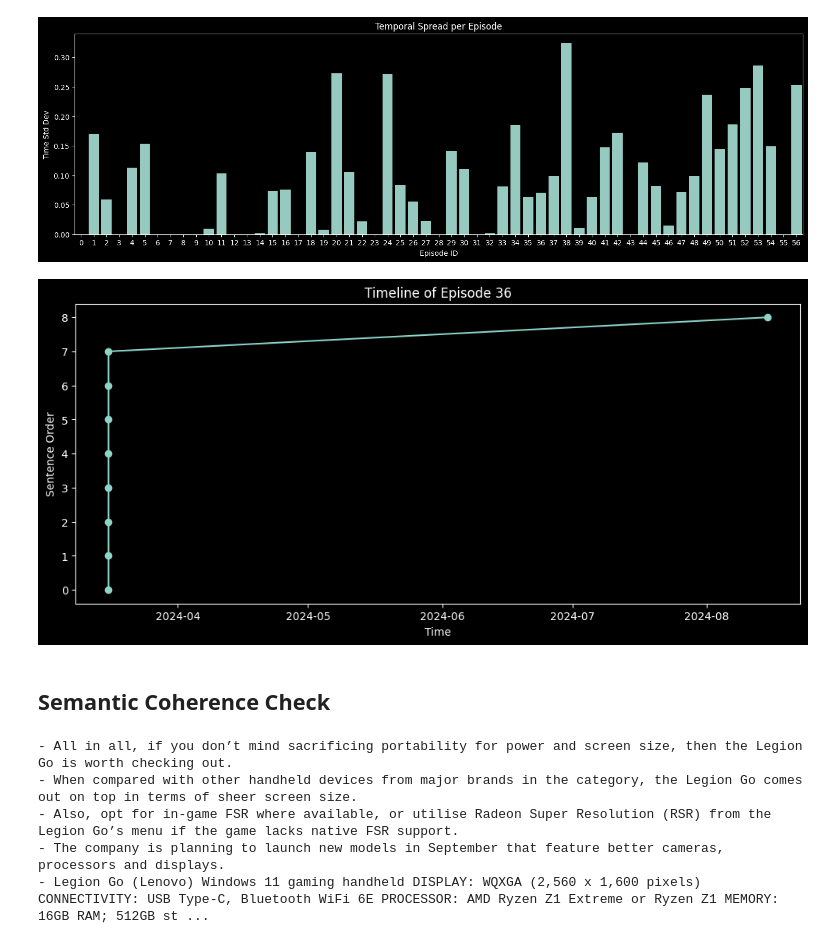
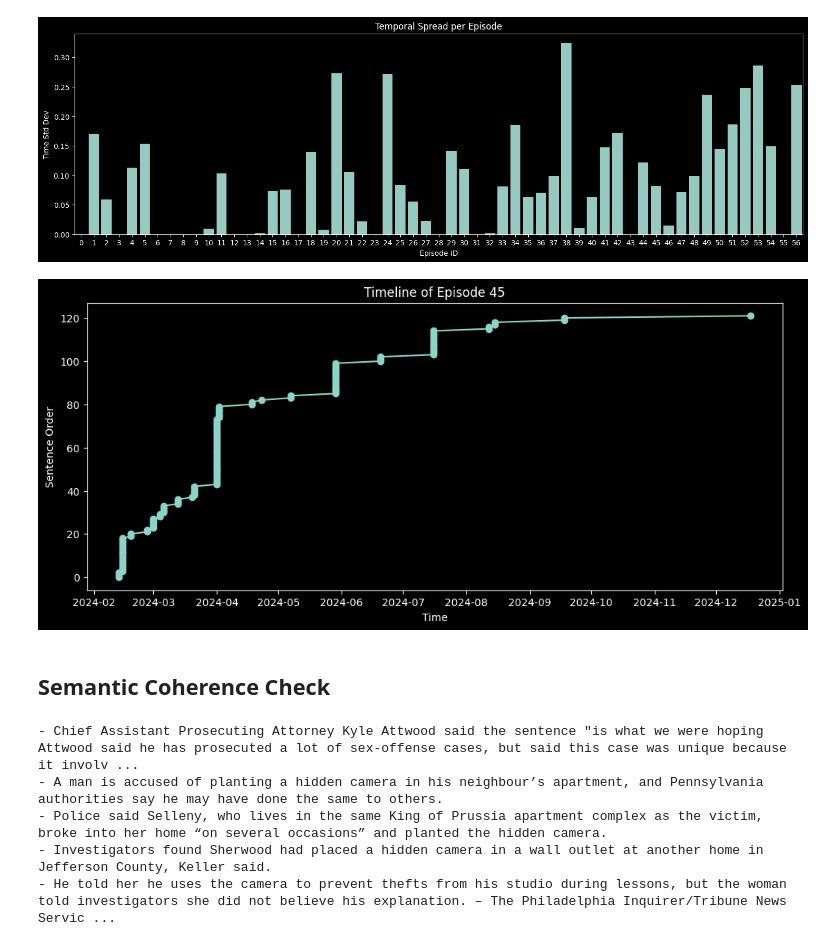
Before and after one commit to gaurav1-9/temporal-topical-sorting, a Jupyter notebook: finalYear/v4.7.2_fineTune_episodesUnbalanced.ipynb, the cells around one changed output. Cells and saved outputs as stored; diff of their text form; code cells hidden in the pictures.

```diff
--- a/finalYear/v4.7.2_fineTune_episodesUnbalanced.ipynb
+++ b/finalYear/v4.7.2_fineTune_episodesUnbalanced.ipynb
@@ -136,19 +136,19 @@ plt.show()
 # %% [output]
 [figure]
 # %%
-episode_id = 36
+episode_id = 45
 
 episode_df = df[df['episode'] == episode_id].sort_values('timestamp')
 
 plt.figure(figsize=(12,5))
 plt.plot(episode_df['timestamp'], range(len(episode_df)), marker='o')
 
 plt.title(f"Timeline of Episode {episode_id}")
 plt.xlabel("Time")
 plt.ylabel("Sentence Order")
 plt.show()
 # %% [output]
-[figure, old version]
+[figure, new version]
 # %% [markdown]
 ## Semantic Coherence Check
 # %%
@@ -157,11 +157,11 @@ sample = df[df['episode'] == episode_id]['sentence'].sample(5, random_state=42)
 for s in sample:
     print("-", s)
 # %% [output]
-- All in all, if you don’t mind sacrificing portability for power and screen size, then the Legion Go is worth checking out.
-- When compared with other handheld devices from major brands in the category, the Legion Go comes out on top in terms of sheer screen size.
-- Also, opt for in-game FSR where available, or utilise Radeon Super Resolution (RSR) from the Legion Go’s menu if the game lacks native FSR support.
-- The company is planning to launch new models in September that feature better cameras, processors and displays.
-- Legion Go (Lenovo) Windows 11 gaming handheld DISPLAY: WQXGA (2,560 x 1,600 pixels) CONNECTIVITY: USB Type-C, Bluetooth WiFi 6E PROCESSOR: AMD Ryzen Z1 Extreme or Ryzen Z1 MEMORY: 16GB RAM; 512GB st ...
+- Chief Assistant Prosecuting Attorney Kyle Attwood said the sentence "is what we were hoping Attwood said he has prosecuted a lot of sex-offense cases, but said this case was unique because it involv ...
+- A man is accused of planting a hidden camera in his neighbour’s apartment, and Pennsylvania authorities say he may have done the same to others.
+- Police said Selleny, who lives in the same King of Prussia apartment complex as the victim, broke into her home “on several occasions” and planted the hidden camera.
+- Investigators found Sherwood had placed a hidden camera in a wall outlet at another home in Jefferson County, Keller said.
+- He told her he uses the camera to prevent thefts from his studio during lessons, but the woman told investigators she did not believe his explanation. – The Philadelphia Inquirer/Tribune News Servic ...
 # %%
 episode_time = df[df['episode'] == episode_id]['timestamp']
 
```
Also changed, not shown: parts of 3 cells of this notebook, 1 other file.
